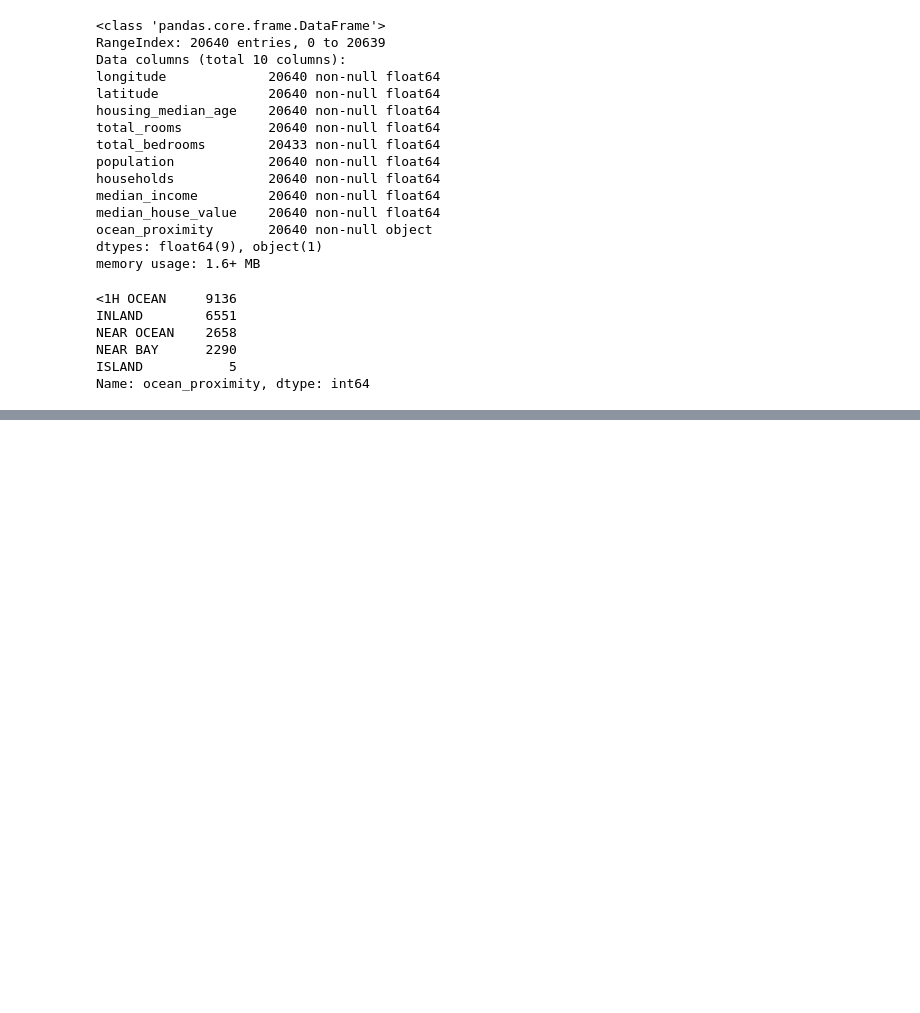
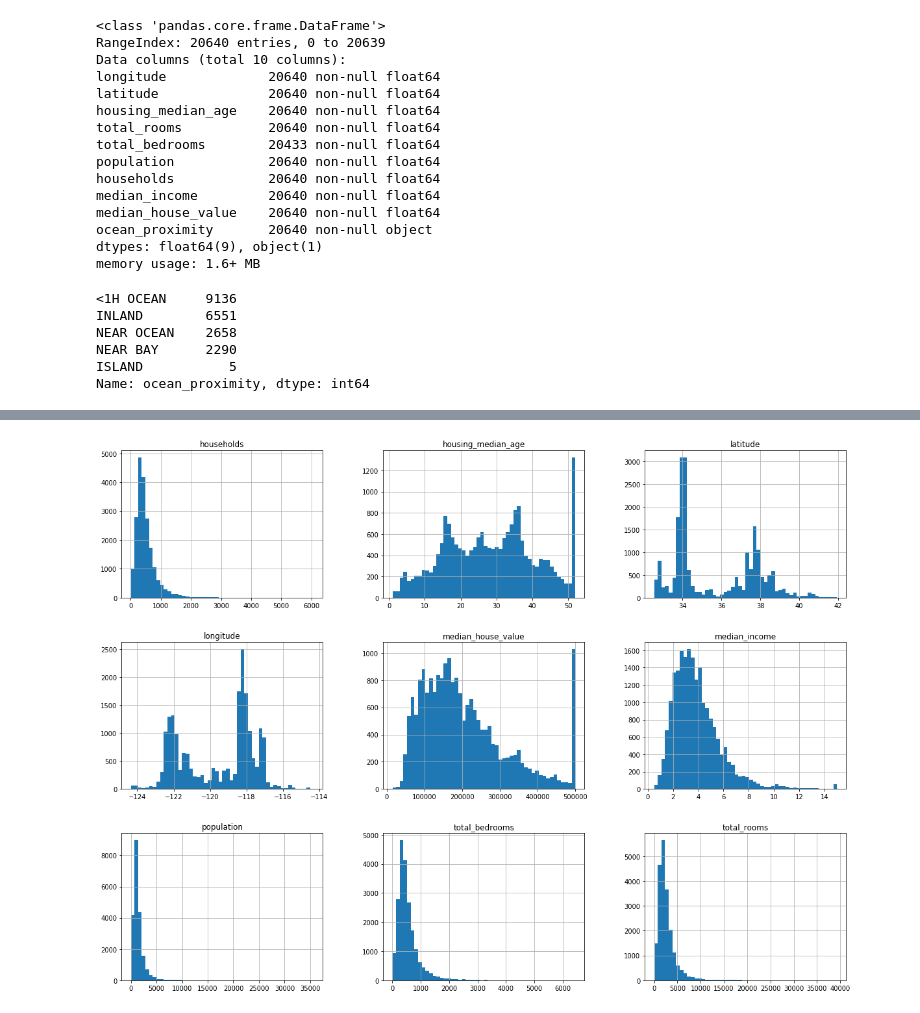
Before and after one commit to airtonbjunior/handson-ml, a Jupyter notebook: Housing.ipynb, the cells around one changed output, grey strips where cells are left out. Saved outputs shown, nothing was run; the diff lists cells and outputs as text; code cells hidden in the pictures; blank space fills up the shorter version.

```diff
--- a/Housing.ipynb
+++ b/Housing.ipynb
@@ -68,3 +68,10 @@ housing.describe()
 | 50% | -118.490000 | 34.260000 | 29.000000 | 2127.000000 | 435.000000 | 1166.000000 | 409.000000 | ... |
 | 75% | -118.010000 | 37.710000 | 37.000000 | 3148.000000 | 647.000000 | 1725.000000 | 605.000000 | ... |
 | max | -114.310000 | 41.950000 | 52.000000 | 39320.000000 | 6445.000000 | 35682.000000 | 6082.000000 | ... |
+# %%
+%matplotlib inline
+import	matplotlib.pyplot	as	plt
+housing.hist(bins=50,	figsize=(20,15))
+plt.show()
+# %% [output]
+[figure, added]
```
Also changed, not shown: parts of 21 cells of this notebook.
